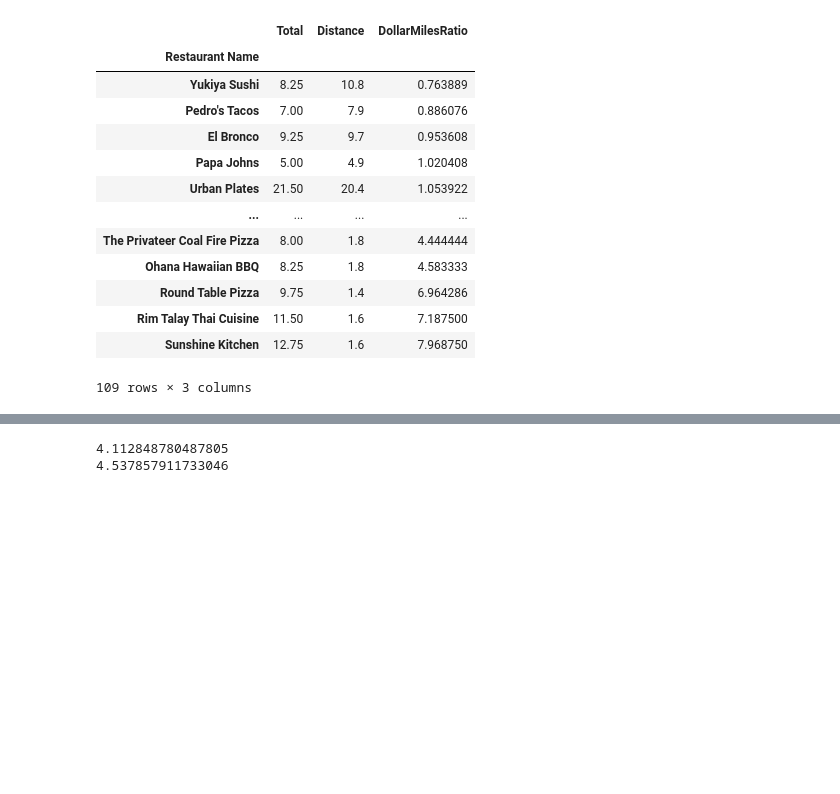
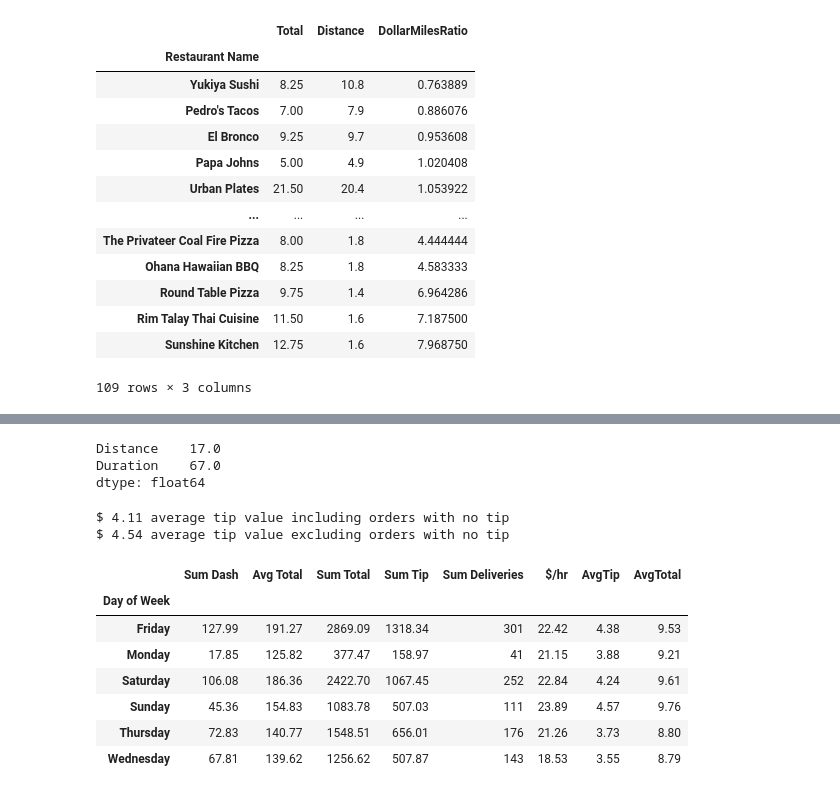
Before and after one commit to Crawford92/DeliveryData, a Jupyter notebook: stats.ipynb, the cells around one changed output, grey strips where cells are left out. Cells and saved outputs as stored; diff of their text form; code cells hidden in the pictures; blank space fills up the shorter version.

Commit message:
Work on tier 1 insights, updated readme

```diff
--- a/stats.ipynb
+++ b/stats.ipynb
@@ -324,14 +341,63 @@ dtype: object
+# %%
+# Also interested in longest order by duration and by distance
+# Using sheets_DelDF1 because it has the nan value dropped
+sheets_DelDF1[["Distance", "Duration"]].max()
+# %% [output]
+Distance    17.0
+Duration    67.0
+dtype: float64
 # %%
-#Avg tip vs Avg tip excluding zero tip orders
+#Average tip, including and excluding untipped deliveries
 
-TipAvg = sheets_result["Tip"].mean()
-print(TipAvg)
-TipAvg2 = sheets_result[sheets_result["Tip"] !=0]["Tip"].mean()
-print(TipAvg2)
+TipAvg = round(sheets_result["Tip"].mean(), 2)
+print("$", TipAvg, "average tip value including orders with no tip")
+TipAvg2 = round(sheets_result[sheets_result["Tip"] !=0]["Tip"].mean(), 2)
+print("$", TipAvg2, "average tip value excluding orders with no tip")
+
+#This isn't useful for later insights, but I find it interesting
 # %% [output]
-4.112848780487805
-4.537857911733046
+$ 4.11 average tip value including orders with no tip
+$ 4.54 average tip value excluding orders with no tip
 # %%
-#CONVERT STRING OF DATE TO TIMESTAMP, THEN TIMESTAMP TO DATETIME
-date_to_timestamp(sheets_DaysDF, "Date")
-sheets_DaysDF["Date"] = pd.to_datetime(sheets_DaysDF["Date"])
+# Average $/hour and tip amount by day of week
+# NOTE: This excludes pay adjustments
+
+tempDF = sheets_DaysDF.copy()
+
+# Can move this up to formatting function calls
+# Also, check if necessary to convert from string to timestamp to datetime
+date_to_timestamp(tempDF, "Date")
+tempDF["Date"] = pd.to_datetime(tempDF["Date"])
+
+#Adds column to DaysDF for the day of the week (Monday, Thursday, etc.)
+tempDF["Day of Week"] = tempDF["Date"].dt.day_name()
+
+tempDF = tempDF.groupby(["Day of Week"]).agg(
+    {"Dash": "sum",
+     "Total": [np.mean, np.sum],
+     "Tip": "sum",
+     "Deliveries": "sum"})
+tempDF.columns = ['Sum Dash', 'Avg Total', 'Sum Total', 'Sum Tip', 'Sum Deliveries']
+
+tempDF["$/hr"] = tempDF["Sum Total"]/tempDF["Sum Dash"]
+tempDF["AvgTip"] = tempDF["Sum Tip"]/tempDF["Sum Deliveries"]
+tempDF["AvgTotal"] = tempDF["Sum Total"]/tempDF["Sum Deliveries"]
+
+tempDF = tempDF.round({'Sum Dash': 2,
+                       'Avg Total': 2,
+                       'Sum Total':2,
+                       'Sum Tip': 2,
+                       '$/hr': 2,
+                       'AvgTip': 2,
+                       'AvgTotal':2})
+
+display(tempDF)
+# %% [output]
+|  | Sum Dash | Avg Total | Sum Total | Sum Tip | Sum Deliveries | $/hr | AvgTip | AvgTotal |
+| Day of Week |  |  |  |  |  |  |  |  |
+| Friday | 127.99 | 191.27 | 2869.09 | 1318.34 | 301 | 22.42 | 4.38 | 9.53 |
+| Monday | 17.85 | 125.82 | 377.47 | 158.97 | 41 | 21.15 | 3.88 | 9.21 |
+| Saturday | 106.08 | 186.36 | 2422.70 | 1067.45 | 252 | 22.84 | 4.24 | 9.61 |
+| Sunday | 45.36 | 154.83 | 1083.78 | 507.03 | 111 | 23.89 | 4.57 | 9.76 |
+| Thursday | 72.83 | 140.77 | 1548.51 | 656.01 | 176 | 21.26 | 3.73 | 8.80 |
+| Wednesday | 67.81 | 139.62 | 1256.62 | 507.87 | 143 | 18.53 | 3.55 | 8.79 |
```
Also changed, not shown: parts of 23 cells of this notebook, 1 other file.
